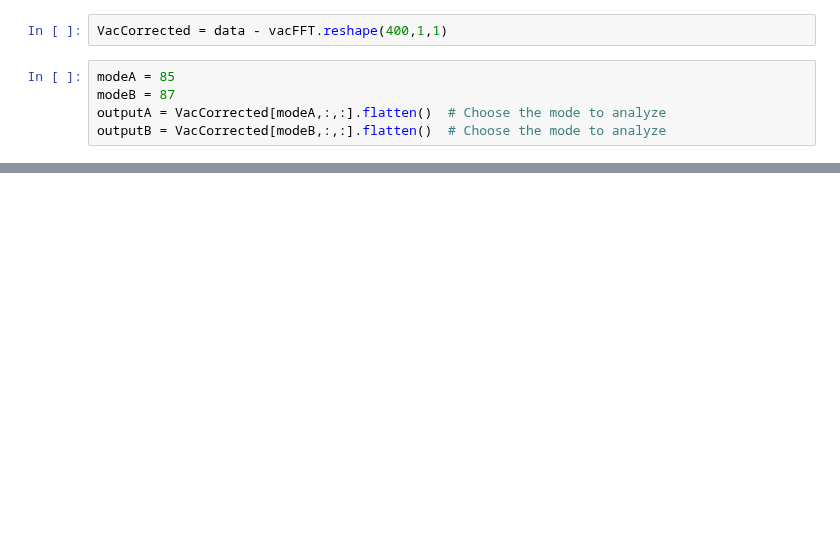
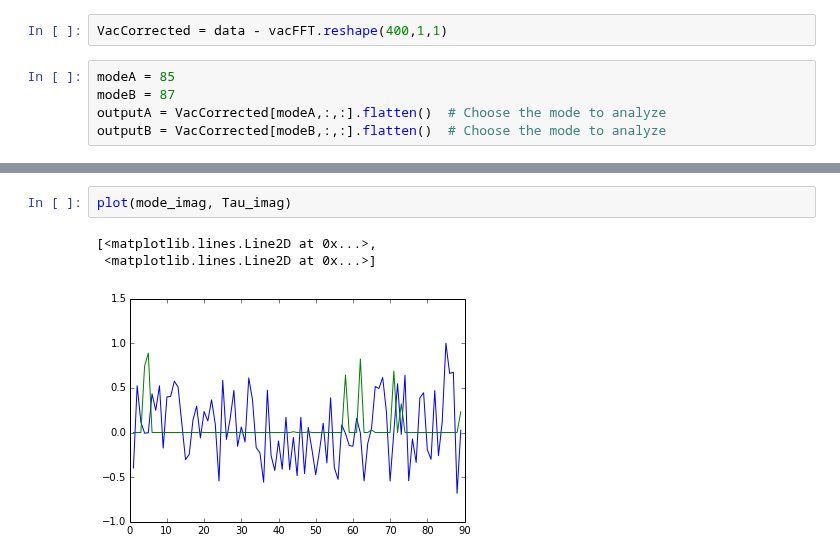
Before and after one commit to DawesLab/CCDimage, a Jupyter notebook: Two Mode Analysis.ipynb, the cells around one changed output, grey strips where cells are left out. Drawn from its saved outputs; the diff is of its cells as text; blank space fills up the shorter version.

```diff
--- a/Two Mode Analysis.ipynb
+++ b/Two Mode Analysis.ipynb
@@ -71,0 +166,6 @@ savefig(filename_root + "_modes_" + str(modeA) + "_" + str(modeB) + "_imag.png")
+# %%
+plot(mode_imag, Tau_imag)
+# %% [output]
+[<matplotlib.lines.Line2D at 0x...>,
+ <matplotlib.lines.Line2D at 0x...>]
+[figure, added]
```
Also changed, not shown: parts of 23 cells of this notebook.
